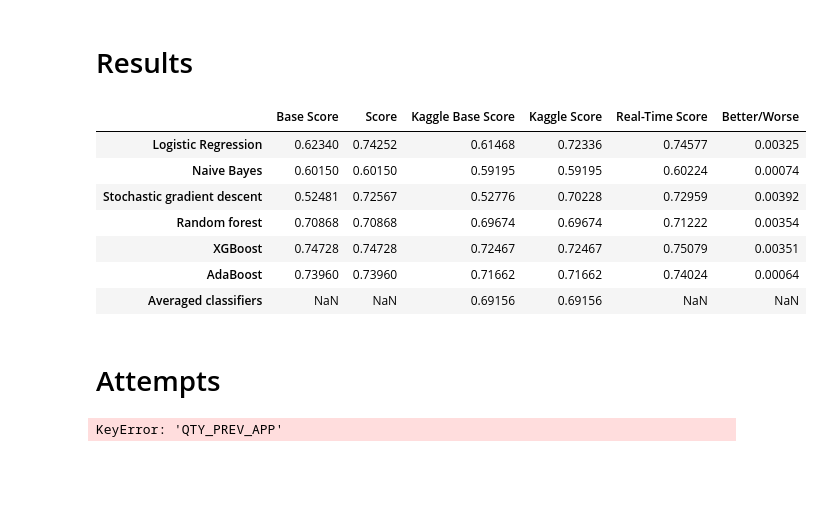
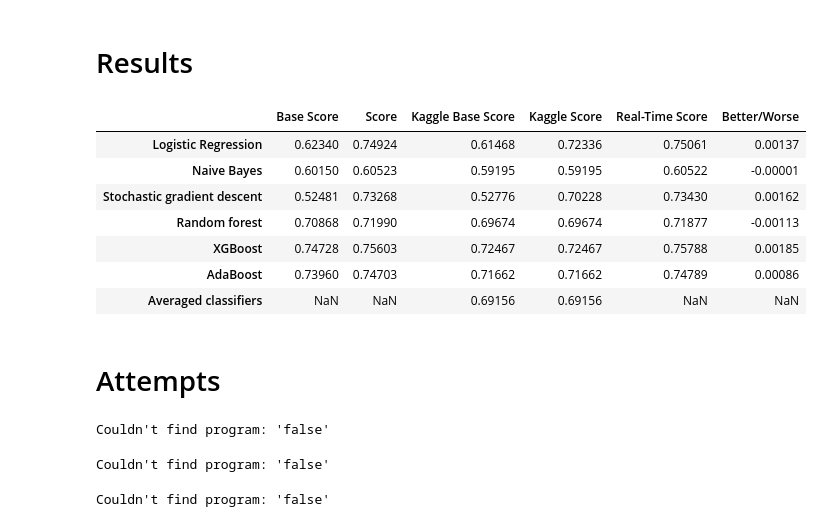
Before and after one commit to Gedas-LT/kaggle-home-credit, a Jupyter notebook: notebook.ipynb, the cells around one changed output. Cells and saved outputs as stored; diff of their text form; code cells hidden in the pictures; blank space fills up the shorter version.

Commit message:
Credit Card DPD count

```diff
--- a/notebook.ipynb
+++ b/notebook.ipynb
@@ -500 +500,14 @@ application_test = pd.merge(application_test, previous_application_status, on="S
+# %%
+condlist = [installments_payments["DAYS_INSTALMENT"] - installments_payments["DAYS_ENTRY_PAYMENT"] == 0,
+            installments_payments["DAYS_INSTALMENT"] - installments_payments["DAYS_ENTRY_PAYMENT"] < 0,
+            installments_payments["DAYS_INSTALMENT"] - installments_payments["DAYS_ENTRY_PAYMENT"] > 0]
+
+choicelist = ["In time", "Late", "In Advance"]
+
+installments_payments["PAYMENT_STATUS"] = np.select(condlist, choicelist, None)
+# %%
+payments_status = pd.get_dummies(installments_payments[["SK_ID_CURR", "PAYMENT_STATUS"]], prefix="PAYMENT_STATUS").groupby("SK_ID_CURR").sum().reset_index()
+
+application_train = pd.merge(application_train, payments_status, on="SK_ID_CURR", how="left").fillna(0)
+application_test = pd.merge(application_test, payments_status, on="SK_ID_CURR", how="left").fillna(0)
 # %%
@@ -537,3 +522,12 @@ installments_payments
+# %%
+credit_card_dpd = credit_card_balance[["SK_ID_CURR", "SK_DPD"]]
+
+credit_card_dpd["FLAG_DPD"] = [1 if x > 0 else 0 for x in credit_card_dpd["SK_DPD"]]
+
+count_credit_card_dpd = credit_card_dpd.groupby("SK_ID_CURR")["FLAG_DPD"].sum().reset_index()
+
+application_train = pd.merge(application_train, count_credit_card_dpd, on="SK_ID_CURR", how="left").fillna(0)
+application_test = pd.merge(application_test, count_credit_card_dpd, on="SK_ID_CURR", how="left").fillna(0)
 # %% [markdown]
 # Main models
 # %%
@@ -749,12 +736,12 @@ xgboost_base_score = 0.74728
 ada_base_score = 0.7396
 avg_base_score = None
 
-log_score = 0.74252
-nb_score = 0.6015
-sgd_score = 0.72567
-forest_score = 0.70868
-xgboost_score = 0.74728
-ada_score = 0.7396
+log_score = 0.74924
+nb_score = 0.60523
+sgd_score = 0.73268
+forest_score = 0.71990
+xgboost_score = 0.75603
+ada_score = 0.74703
 avg_score = None
 
 kaggle_base_log_score = 0.61468
@@ -762,48 +749,64 @@ kaggle_base_nb_score = 0.59195
 kaggle_base_sgd_score = 0.52776
 kaggle_base_forest_score = 0.69674
 kaggle_base_xgboost_score = 0.72467
 kaggle_base_ada_score = 0.71662
 kaggle_base_avg_score = 0.69156
 
 kaggle_log_score = 0.72336
 kaggle_nb_score = 0.59195
 kaggle_sgd_score = 0.70228
 kaggle_forest_score = 0.69674
 kaggle_xgboost_score = 0.72467
 kaggle_ada_score = 0.71662
 kaggle_avg_score = 0.69156
 
 scores_table = pd.DataFrame({"Base Score": [log_base_score, nb_base_score, sgd_base_score, forest_base_score, xgboost_base_score, ada_base_score, avg_base_score],
                              "Score": [log_score, nb_score, sgd_score, forest_score, xgboost_score, ada_score, avg_score],
                              "Kaggle Base Score": [kaggle_base_log_score, kaggle_base_nb_score, kaggle_base_sgd_score, kaggle_base_forest_score,
                                                    kaggle_base_xgboost_score, kaggle_base_ada_score, kaggle_base_avg_score],
                              "Kaggle Score": [kaggle_log_score, kaggle_nb_score, kaggle_sgd_score, kaggle_forest_score, kaggle_xgboost_score, kaggle_ada_score, kaggle_avg_score],
                              "Real-Time Score": [log_score_rt, nb_score_rt, sgd_score_rt, forest_score_rt, xgboost_score_rt, ada_score_rt, None],
                              "Better/Worse": [log_score_rt - log_score, nb_score_rt - nb_score, sgd_score_rt - sgd_score,
                                               forest_score_rt - forest_score, xgboost_score_rt - xgboost_score, ada_score_rt - ada_score, None]
                              }
                             ).set_axis(
                                  ["Logistic Regression", "Naive Bayes", "Stochastic gradient descent", "Random forest", "XGBoost", "AdaBoost", "Averaged classifiers"], axis="index"
                                  )
 
 scores_table
 # %% [output]
 |  | Base Score | Score | Kaggle Base Score | Kaggle Score | Real-Time Score | Better/Worse |
-| Logistic Regression | 0.62340 | 0.74252 | 0.61468 | 0.72336 | 0.74577 | 0.00325 |
-| Naive Bayes | 0.60150 | 0.60150 | 0.59195 | 0.59195 | 0.60224 | 0.00074 |
-| Stochastic gradient descent | 0.52481 | 0.72567 | 0.52776 | 0.70228 | 0.72959 | 0.00392 |
-| Random forest | 0.70868 | 0.70868 | 0.69674 | 0.69674 | 0.71222 | 0.00354 |
-| XGBoost | 0.74728 | 0.74728 | 0.72467 | 0.72467 | 0.75079 | 0.00351 |
-| AdaBoost | 0.73960 | 0.73960 | 0.71662 | 0.71662 | 0.74024 | 0.00064 |
+| Logistic Regression | 0.62340 | 0.74924 | 0.61468 | 0.72336 | 0.75061 | 0.00137 |
+| Naive Bayes | 0.60150 | 0.60523 | 0.59195 | 0.59195 | 0.60522 | -0.00001 |
+| Stochastic gradient descent | 0.52481 | 0.73268 | 0.52776 | 0.70228 | 0.73430 | 0.00162 |
+| Random forest | 0.70868 | 0.71990 | 0.69674 | 0.69674 | 0.71877 | -0.00113 |
+| XGBoost | 0.74728 | 0.75603 | 0.72467 | 0.72467 | 0.75788 | 0.00185 |
+| AdaBoost | 0.73960 | 0.74703 | 0.71662 | 0.71662 | 0.74789 | 0.00086 |
 | Averaged classifiers | NaN | NaN | 0.69156 | 0.69156 | NaN | NaN |
 # %% [markdown]
 # Attempts
-# %%
-qty_previous_application = previous_application.groupby("SK_ID_CURR")["SK_ID_PREV"].count().reset_index().rename(columns={"SK_ID_PREV": "QTY_PREV_APP"})
-
-application_train = pd.merge(application_train, qty_previous_application, on="SK_ID_CURR", how="left").fillna(0)
-application_test = pd.merge(application_test, qty_previous_application, on="SK_ID_CURR", how="left").fillna(0)
-
-pointbiserialr(application_train["QTY_PREV_APP"], application_train["TARGET"])
-# %% [output]
-KeyError: 'QTY_PREV_APP'
+# %%
+%%script false
+# Total number of previous applications.
+
+qty_previous_application = previous_application.groupby("SK_ID_CURR")["SK_ID_PREV"].count().reset_index().rename(columns={"SK_ID_PREV": "QTY_PREV_APP"})
+# %% [output]
+Couldn't find program: 'false'
+# %%
+%%script false
+# Client type (information from previous applications).
+
+client_type = previous_application[["SK_ID_CURR", "NAME_CLIENT_TYPE"]].groupby("SK_ID_CURR").apply(lambda x: mode(x)[0][0][1]).reset_index().rename(columns={0: "CLIENT_TYPE"})
+# %% [output]
+Couldn't find program: 'false'
+# %%
+%%script false
+# Total number of times when was DPD.
+
+credit_card_dpd = credit_card_balance[["SK_ID_CURR", "SK_DPD"]]
+
+credit_card_dpd["FLAG_DPD"] = [1 if x > 0 else 0 for x in credit_card_dpd["SK_DPD"]]
+
+count_credit_card_dpd = credit_card_dpd.groupby("SK_ID_CURR")["FLAG_DPD"].sum().reset_index()
+# %% [output]
+Couldn't find program: 'false'
```
Also changed, not shown: parts of 21 cells of this notebook.
